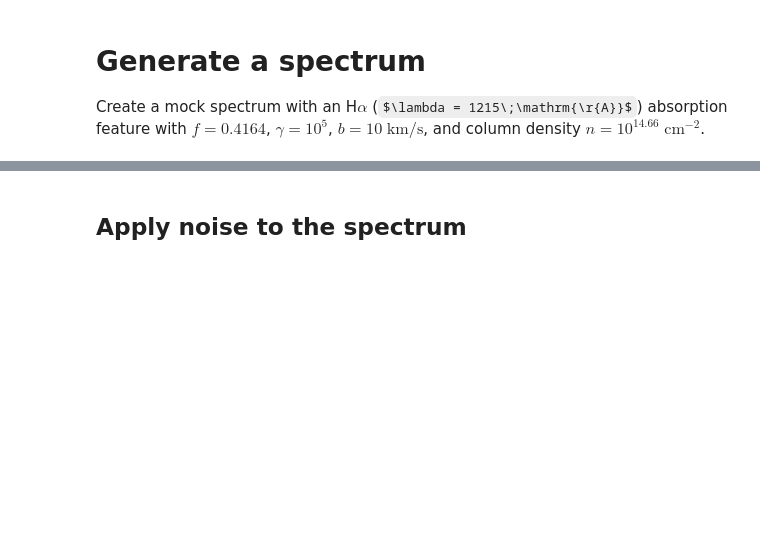
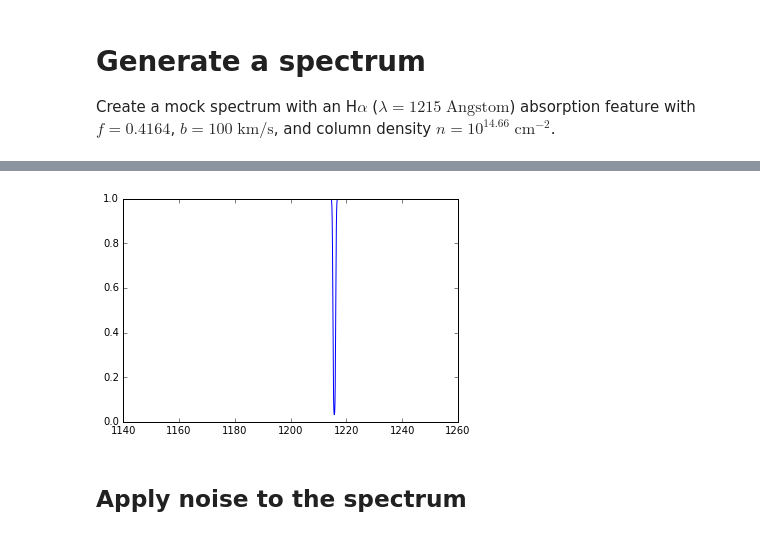
Before and after one commit to MISTY-pipeline/spectacle, a Jupyter notebook: notebooks/Introduction.ipynb, the cells around one changed output, grey strips where cells are left out. Saved outputs shown, nothing was run; the diff lists cells and outputs as text; code cells hidden in the pictures; some formulas as TeX source; blank space fills up the shorter version.

```diff
--- a/notebooks/Introduction.ipynb
+++ b/notebooks/Introduction.ipynb
@@ -8,12 +8,11 @@ import numpy as np
 # %% [markdown]
 # Generate a spectrum
-Create a mock spectrum with an H$\alpha$ ($\lambda = 1215\;\mathrm{\r{A}}$) absorption feature with $f = 0.4164$, $\gamma = 10^5$, $b = 10\; \mathrm{km/s}$, and column density $n = 10^{14.66}\;\mathrm{cm^{-2}}$.
+Create a mock spectrum with an H$\alpha$ ($\lambda = 1215\;\mathrm{Angstom}$) absorption feature with $f = 0.4164$, $b = 100\; \mathrm{km/s}$, and column density $n = 10^{14.66}\;\mathrm{cm^{-2}}$.
 # %%
 spectrum1 = Spectrum1D()
-spectrum1.add_line(lambda_0=1.21567010E+03, f_value=0.7, gamma=1e10,
-                   v_doppler=1e6, column_density=10**13, name="Halpha")
+spectrum1.add_line(lambda_0=1.21567010E+03, f_value=0.4164, v_doppler=1e7, column_density=10**14.66, name="Halpha")
 
-mask = (spectrum1.dispersion > 1214) & (spectrum1.dispersion < 1218)
+mask = (spectrum1.dispersion > 1150) & (spectrum1.dispersion < 1250)
 plt.plot(spectrum1.dispersion[mask], spectrum1.flux[mask])
 plt.show()
 # %% [output]
@@ -22,3 +19,4 @@ plt.show()
+[figure, added]
 # %% [markdown]
 ## Apply noise to the spectrum
 # %%
```
Also changed, not shown: parts of 4 cells of this notebook, 14 other files.
